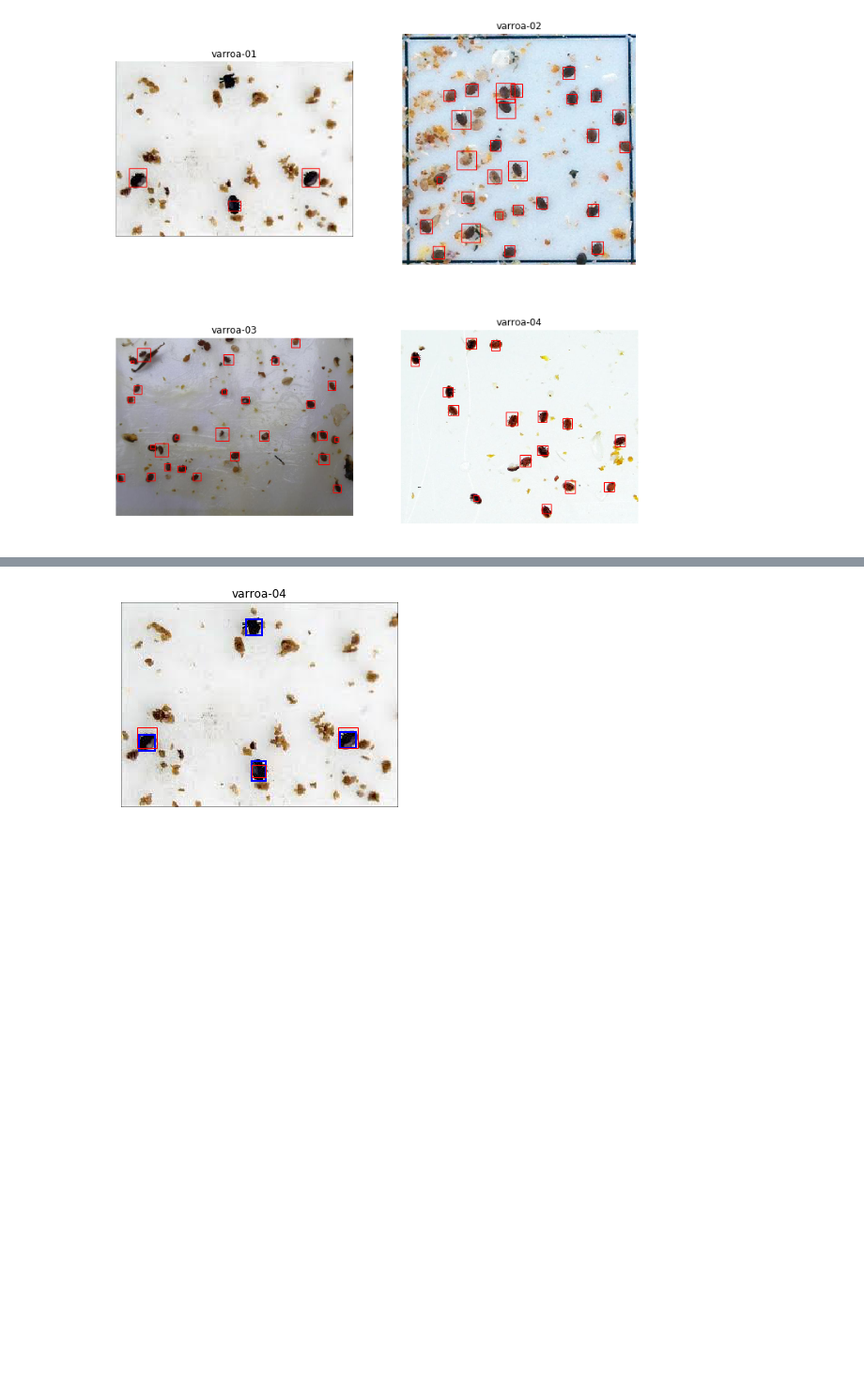
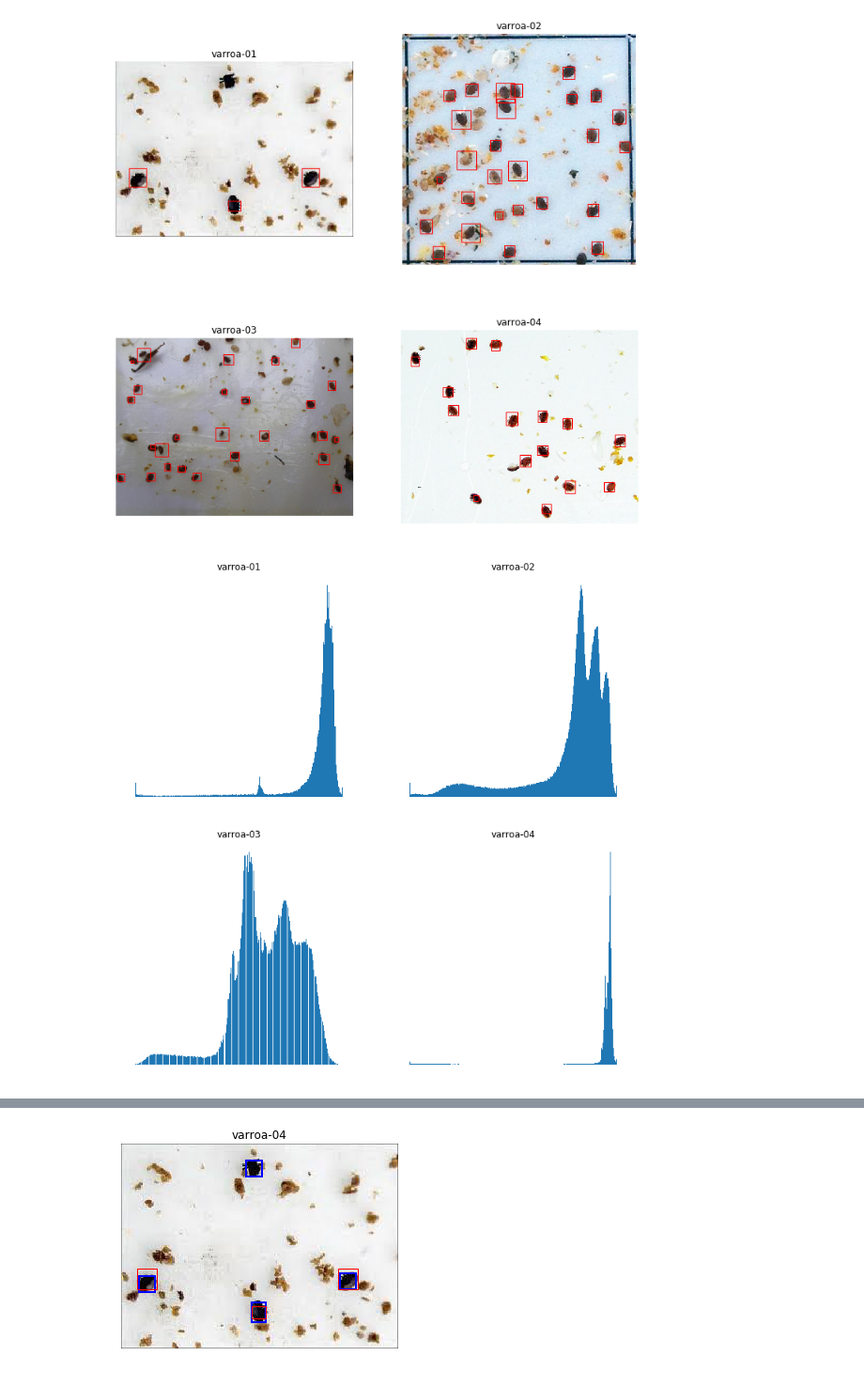
Before and after one commit to EGJ1996/Image-Processing, a Jupyter notebook: labs/lab_01_segmentation.ipynb, the cells around one changed output, grey strips where cells are left out. Shown at 94% size. Saved outputs shown, nothing was run; the diff lists cells and outputs as text; code cells hidden in the pictures; blank space fills up the shorter version.

```diff
--- a/labs/lab_01_segmentation.ipynb
+++ b/labs/lab_01_segmentation.ipynb
@@ -304,20 +230,0 @@ We can observe that in the case when two mites are very close to one another, th
-# %%
-dil = cv.cvtColor(dilation, cv.COLOR_BGR2GRAY)
-label_image = skimage.measure.label(dil)
-image_label_overlay = label2rgb(label_image, image=dil)
-
-fig, ax = plt.subplots(figsize=(10, 6))
-ax.imshow(image_label_overlay)
-
-for region in regionprops(label_image):
-    # take regions with large enough areas
-    if region.area >= 70 and region.area <= 800:
-        # draw rectangle around thresholded regions
-        minr, minc, maxr, maxc = region.bbox
-        rect = mpatches.Rectangle((minc, minr), maxc - minc, maxr - minr,
-                                  fill=False, edgecolor='red', linewidth=2)
-        ax.add_patch(rect)
-
-ax.set_axis_off()
-plt.tight_layout()
-plt.show()
@@ -334,8 +231,11 @@ print('Number of images: ', len(ic))
 # %%
-# Plot images
-fig, axes = plt.subplots(2, 2, figsize=(12, 12))
-for ax, im, nm in zip(axes.ravel(), ic, im_names):
-    ax.imshow(im)
-    ax.axis('off')
-    ax.set_title(nm)
-plt.show()
+def plot_collection(fig_col,hist =  False):
+    fig, axes = plt.subplots(2, 2, figsize=(12, 12))
+    for ax, im, nm in zip(axes.ravel(), fig_col, im_names):
+        if hist:
+            ax.hist(im.ravel(),256)
+        else:
+            ax.imshow(im)
+        ax.axis('off')
+        ax.set_title(nm)
+    plt.show()
@@ -401,3 +298,7 @@ for ax, im, nm, annotations in zip(axes.ravel(), ic, im_names, annotations_xmls)
 plt.show()
 # %% [output]
 [figure]
+# %%
+plot_collection(ic,True)
+# %% [output]
+[figure, added]
```
Also changed, not shown: parts of 37 cells of this notebook.
